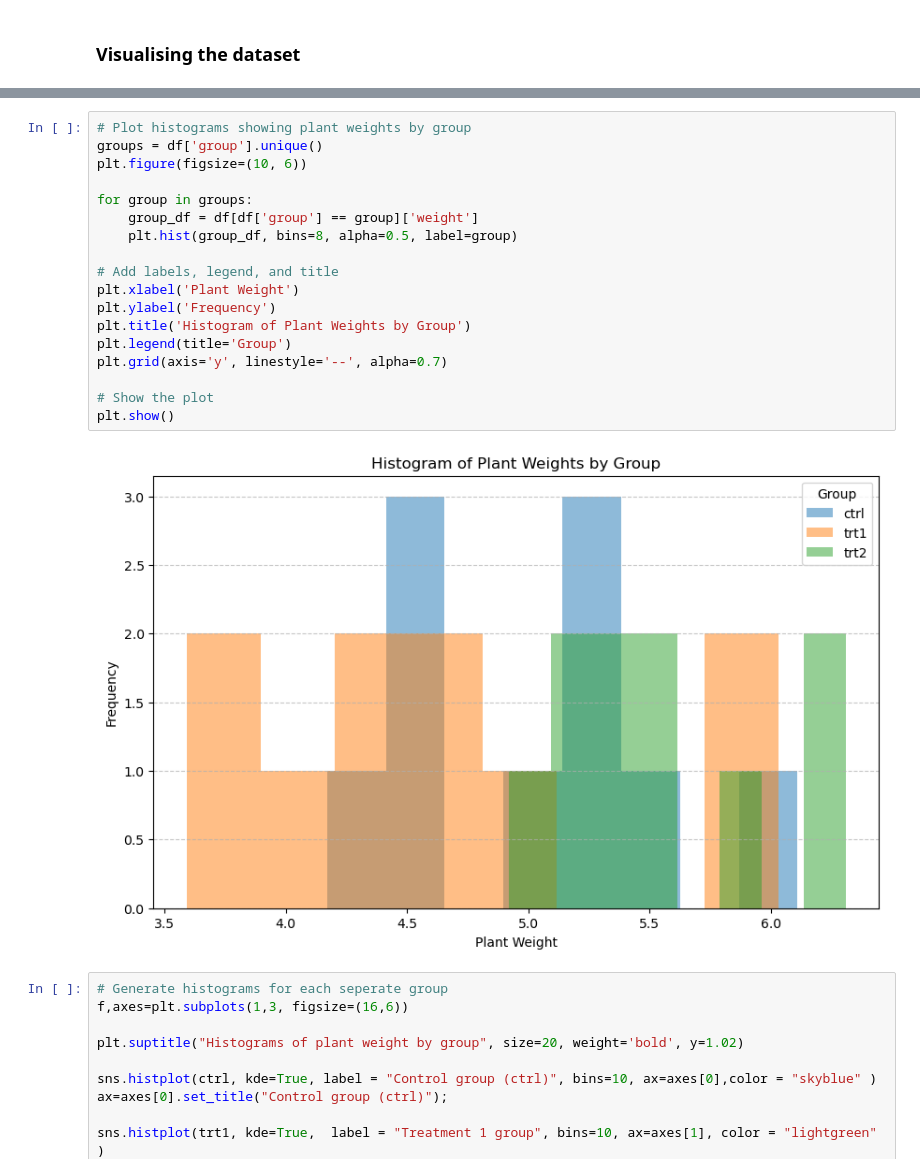
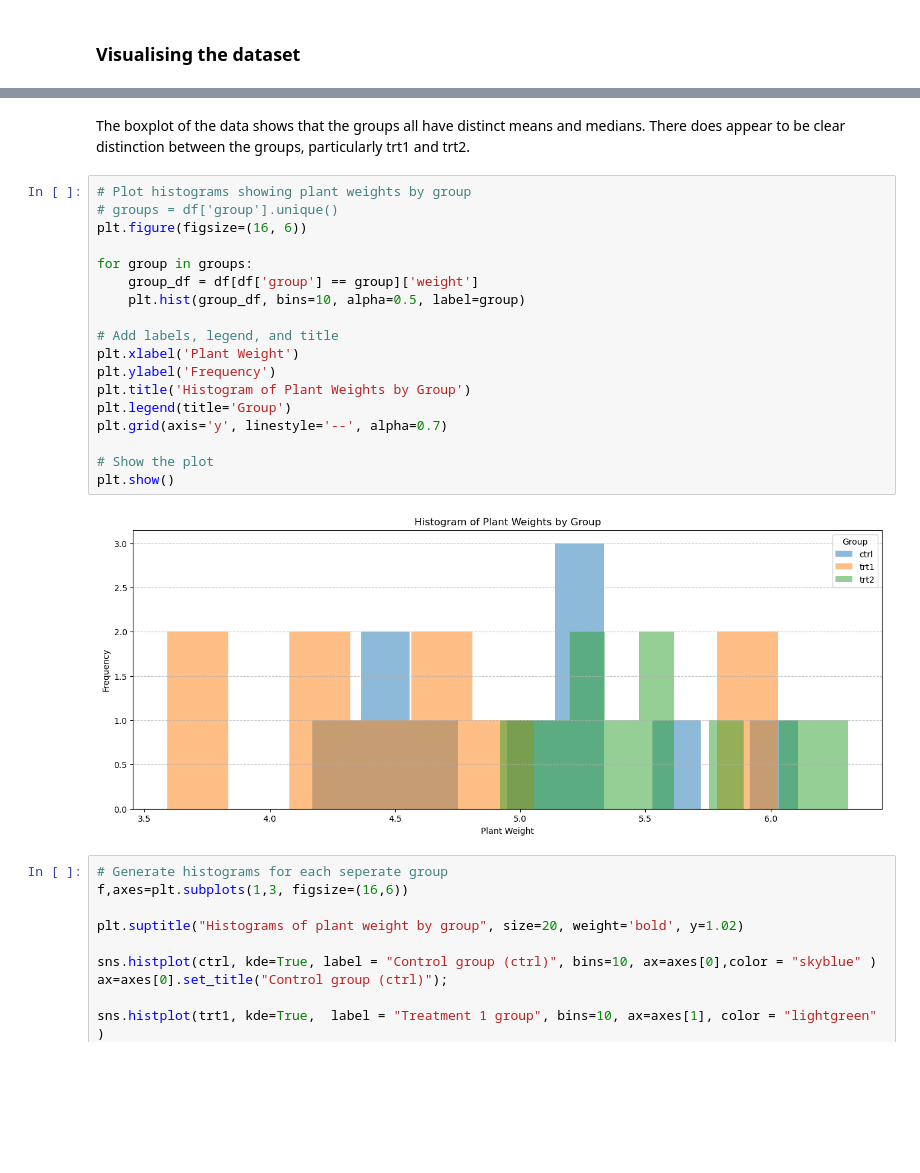
Before and after one commit to lgrealish/applied_statistics, a Jupyter notebook: project.ipynb, the cells around one changed output, grey strips where cells are left out. Saved outputs shown, nothing was run; the diff lists cells and outputs as text; blank space fills up the shorter version.

```diff
--- a/project.ipynb
+++ b/project.ipynb
@@ -131,26 +196,28 @@ plt.title("Boxplot of Plant Weights by Group")
 plt.show()
 # %% [output]
 [figure]
+# %% [markdown]
+The boxplot of the data shows that the groups all have distinct means and medians.  There does appear to be clear distinction between the groups, particularly trt1 and trt2.
 # %%
 # Plot histograms showing plant weights by group
-groups = df['group'].unique()
-plt.figure(figsize=(10, 6))
+# groups = df['group'].unique()
+plt.figure(figsize=(16, 6))
 
 for group in groups:
     group_df = df[df['group'] == group]['weight']
-    plt.hist(group_df, bins=8, alpha=0.5, label=group)
+    plt.hist(group_df, bins=10, alpha=0.5, label=group)
 
 # Add labels, legend, and title
 plt.xlabel('Plant Weight')
 plt.ylabel('Frequency')
 plt.title('Histogram of Plant Weights by Group')
 plt.legend(title='Group')
 plt.grid(axis='y', linestyle='--', alpha=0.7)
 
 # Show the plot
 plt.show()
 # %% [output]
-[figure, old version]
+[figure, new version]
 # %%
 # Generate histograms for each seperate group
 f,axes=plt.subplots(1,3, figsize=(16,6))
```
Also changed, not shown: parts of 25 cells of this notebook.
